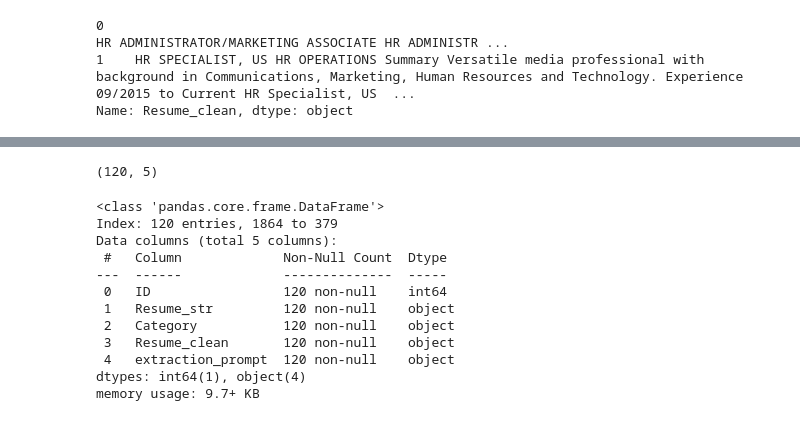
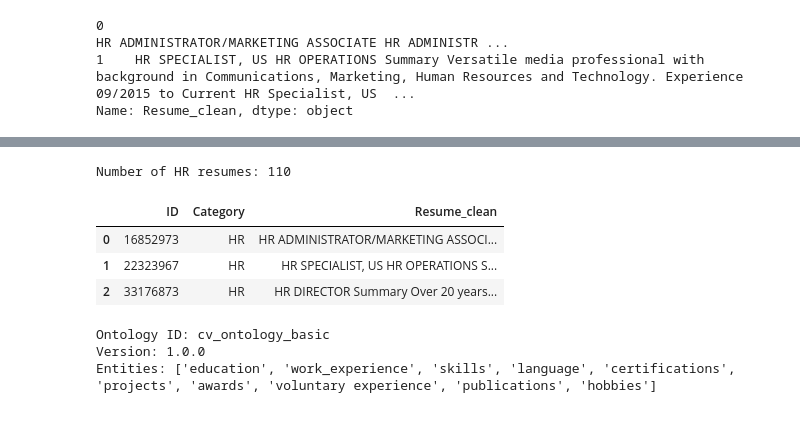
Before and after one commit to paACode/rag_carasavapa, a Jupyter notebook: LLM in HR.ipynb, the cells around one changed output, grey strips where cells are left out. Cells and saved outputs as stored; diff of their text form; code cells hidden in the pictures.

Commit message:
Ontology and HR subset

```diff
--- a/LLM in HR.ipynb
+++ b/LLM in HR.ipynb
@@ -128,29 +127,0 @@ df= df.drop(columns=['has_html'])
-# %%
-# Information Extraction Prompt Generator
-def create_extraction_prompt(resume_text):
-    prompt = f"""
-You are an experienced HR specialist. Extract the following information from the candidate's resume:
-
-- Skills
-- Experiences (with years if mentioned)
-- Certifications
-- Education
-
-Resume:
-{resume_text}
-
-Respond ONLY in JSON format like this:
-{{
-  "skills": [],
-  "experiences": [],
-  "certifications": [],
-  "education": []
-}}
-"""
-    return prompt.strip()
-
-# Prompt Dataset
-df["extraction_prompt"] = df["Resume_clean"].apply(create_extraction_prompt)
-
-# Preview
-df[["Category", "extraction_prompt"]].head(3)
@@ -177,22 +142,17 @@ memory usage: 97.2+ KB
 # %%
-# Sample ca. 100 resumes, by category 5 from each (proportional)
-df_sample = df.groupby("Category", group_keys=False).apply(lambda x: x.sample(min(len(x), 5), random_state=42))
-df_sample.shape
+# Filter for HR category only
+df_hr = df[df["Category"].str.upper() == "HR"].reset_index(drop=True)
+
+# Check how many HR resumes
+print("Number of HR resumes:", df_hr.shape[0])
+
+# Quick preview
+df_hr[["ID", "Category", "Resume_clean"]].head(3)
 # %% [output]
-(120, 5)
+Number of HR resumes: 110
+|  | ID | Category | Resume_clean |
+| 0 | 16852973 | HR | HR ADMINISTRATOR/MARKETING ASSOCI... |
+| 1 | 22323967 | HR | HR SPECIALIST, US HR OPERATIONS S... |
+| 2 | 33176873 | HR | HR DIRECTOR Summary Over 20 years... |
 # %%
-df_sample.to_csv("resume_sample.csv", index=False)
-df_sample.info()
+df_hr.to_csv("hr_resumes.csv", index=False)
-# %% [output]
-<class 'pandas.core.frame.DataFrame'>
-Index: 120 entries, 1864 to 379
-Data columns (total 5 columns):
- #   Column             Non-Null Count  Dtype
----  ------             --------------  -----
- 0   ID                 120 non-null    int64
- 1   Resume_str         120 non-null    object
- 2   Category           120 non-null    object
- 3   Resume_clean       120 non-null    object
- 4   extraction_prompt  120 non-null    object
-dtypes: int64(1), object(4)
-memory usage: 9.7+ KB
@@ -202,0 +159,15 @@ memory usage: 9.7+ KB
+# %%
+# Load Ontology
+import json
+
+with open("Ontology.json", "r", encoding="utf-8") as f:
+    ontology = json.load(f)
+
+# Check top-level structure
+print("Ontology ID:", ontology.get("ontology_id"))
+print("Version:", ontology.get("version"))
+print("Entities:", list(ontology["entities"].keys()))
+# %% [output]
+Ontology ID: cv_ontology_basic
+Version: 1.0.0
+Entities: ['education', 'work_experience', 'skills', 'language', 'certifications', 'projects', 'awards', 'voluntary experience', 'publications', 'hobbies']
```
Also changed, not shown: parts of 7 cells of this notebook, 3 other files.
